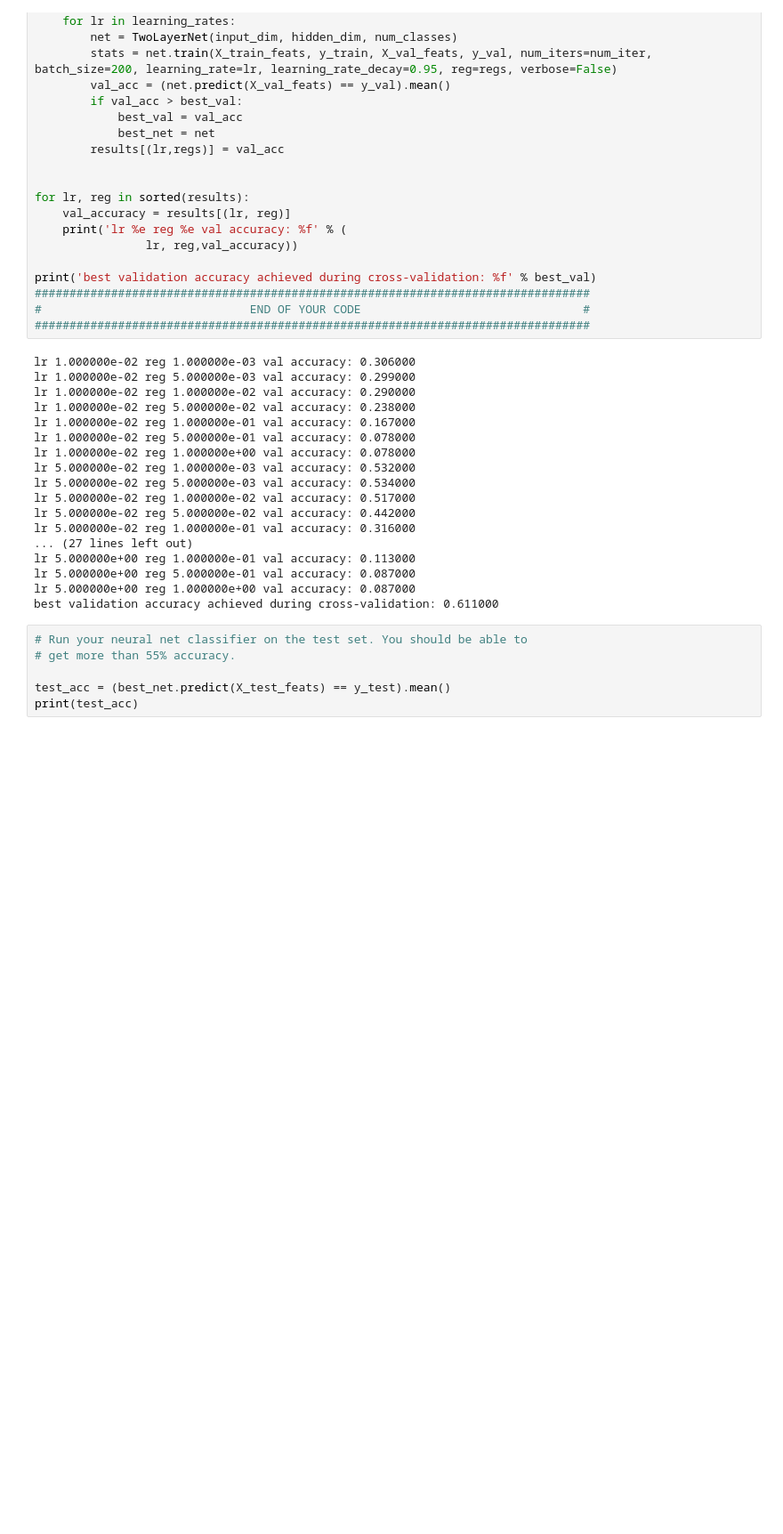
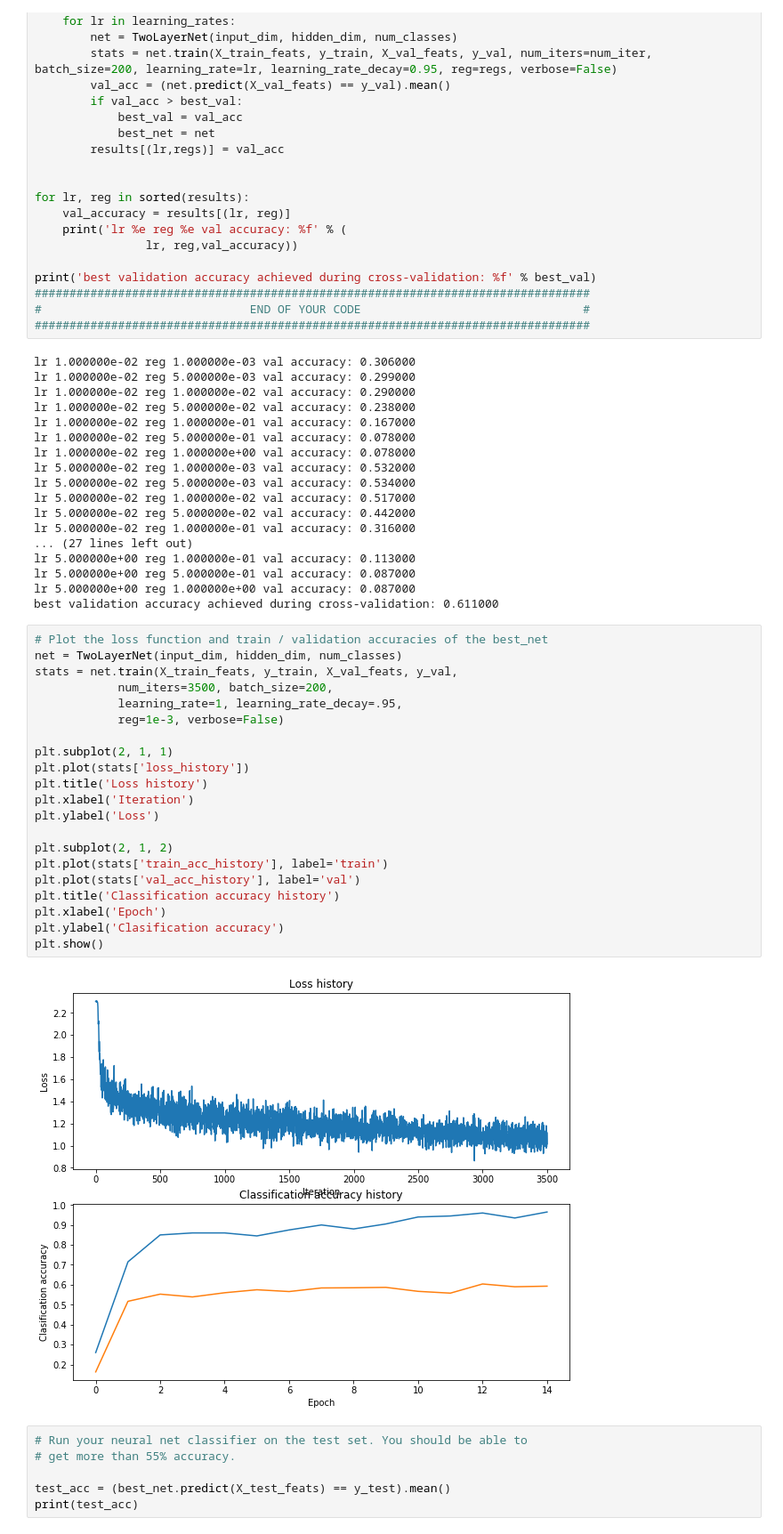
Before and after one commit to Constannnnnt/Deep-Learning-for-Computer-Vision, a Jupyter notebook: assignment1/features.ipynb, the cells around one changed output. Shown at 89% size. Drawn from its saved outputs; the diff is of its cells as text; blank space fills up the shorter version.

```diff
--- a/assignment1/features.ipynb
+++ b/assignment1/features.ipynb
@@ -276,6 +276,29 @@ lr 5.000000e+00 reg 1.000000e-01 val accuracy: 0.113000
 lr 5.000000e+00 reg 5.000000e-01 val accuracy: 0.087000
 lr 5.000000e+00 reg 1.000000e+00 val accuracy: 0.087000
 best validation accuracy achieved during cross-validation: 0.611000
+# %%
+# Plot the loss function and train / validation accuracies of the best_net
+net = TwoLayerNet(input_dim, hidden_dim, num_classes)
+stats = net.train(X_train_feats, y_train, X_val_feats, y_val,
+            num_iters=3500, batch_size=200,
+            learning_rate=1, learning_rate_decay=.95,
+            reg=1e-3, verbose=False)
+
+plt.subplot(2, 1, 1)
+plt.plot(stats['loss_history'])
+plt.title('Loss history')
+plt.xlabel('Iteration')
+plt.ylabel('Loss')
+
+plt.subplot(2, 1, 2)
+plt.plot(stats['train_acc_history'], label='train')
+plt.plot(stats['val_acc_history'], label='val')
+plt.title('Classification accuracy history')
+plt.xlabel('Epoch')
+plt.ylabel('Clasification accuracy')
+plt.show()
+# %% [output]
+[figure, added]
 # %%
 # Run your neural net classifier on the test set. You should be able to
 # get more than 55% accuracy.
```
Also changed, not shown: parts of 1 cell of this notebook.
